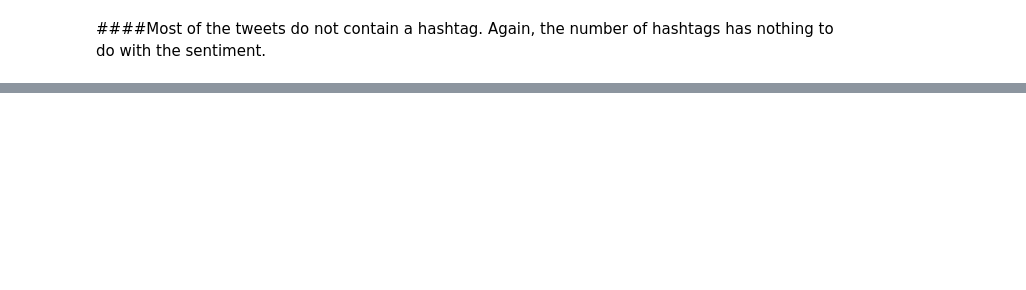
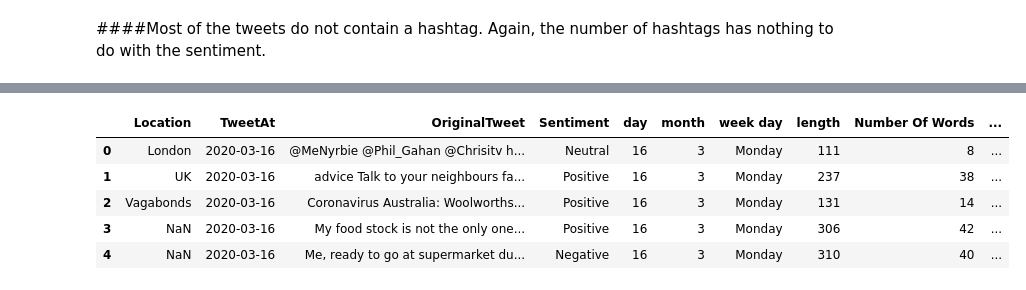
Before and after one commit to manjusreekc/Classification-Coronavirus-Tweet-Sentiment-Analysis, a Jupyter notebook: Coronavirus_Tweet_Sentiment_Analysis_Manjusree_K_C_Capstone_Project.ipynb, the cells around one changed output, grey strips where cells are left out. Cells and saved outputs as stored; diff of their text form; code cells hidden in the pictures; blank space fills up the shorter version.

```diff
--- a/Coronavirus_Tweet_Sentiment_Analysis_Manjusree_K_C_Capstone_Project.ipynb
+++ b/Coronavirus_Tweet_Sentiment_Analysis_Manjusree_K_C_Capstone_Project.ipynb
@@ -368,0 +442,9 @@ show_dist(df, "Number Of Hashtags")
+# %%
+df.head()
+# %% [output]
+|  | Location | TweetAt | OriginalTweet | Sentiment | day | month | week day | length | Number Of Words | ... |
+| 0 | London | 2020-03-16 | @MeNyrbie @Phil_Gahan @Chrisitv h... | Neutral | 16 | 3 | Monday | 111 | 8 | ... |
+| 1 | UK | 2020-03-16 | advice Talk to your neighbours fa... | Positive | 16 | 3 | Monday | 237 | 38 | ... |
+| 2 | Vagabonds | 2020-03-16 | Coronavirus Australia: Woolworths... | Positive | 16 | 3 | Monday | 131 | 14 | ... |
+| 3 | NaN | 2020-03-16 | My food stock is not the only one... | Positive | 16 | 3 | Monday | 306 | 42 | ... |
+| 4 | NaN | 2020-03-16 | Me, ready to go at supermarket du... | Negative | 16 | 3 | Monday | 310 | 40 | ... |
```
Also changed, not shown: parts of 44 cells of this notebook.
